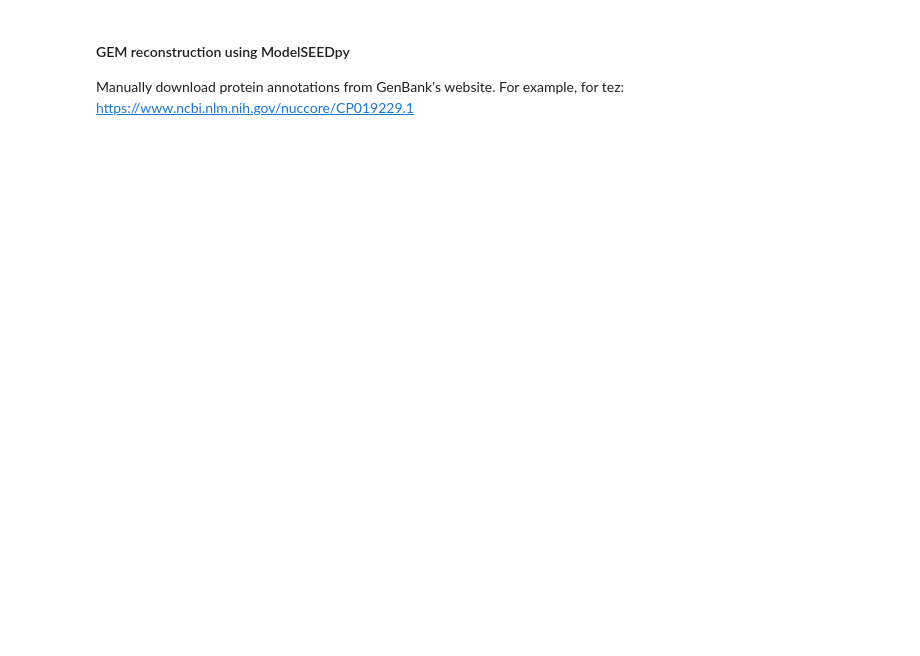
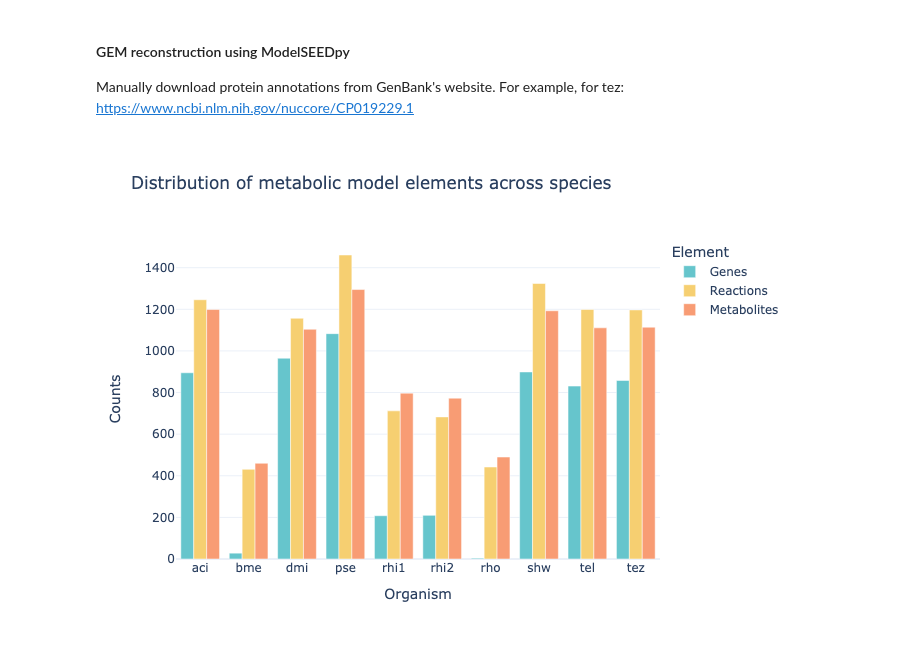
Before and after one commit to guillecg/mars-biofoundry, a Jupyter notebook: notebooks/01-GEM.ipynb, the cells around one changed output. Cells and saved outputs as stored; diff of their text form; code cells hidden in the pictures; blank space fills up the shorter version.

Commit message:
Add plot_metabolic_models function

```diff
--- a/notebooks/01-GEM.ipynb
+++ b/notebooks/01-GEM.ipynb
@@ -12,7 +17,7 @@ from biofoundry.gem.model import ModelBuilder
 # %%
 # Load config
 
-with open("../modules/config.yml") as config_file:
+with open("../biofoundry/config.yml") as config_file:
     config = yaml.safe_load(config_file)
 # %% [markdown]
 #### Metadata
@@ -156,2 +163,13 @@ For example, for tez: https://www.ncbi.nlm.nih.gov/nuccore/CP019229.1
 model_builder = ModelBuilder(config)
 model_builder.build(metadata_df)
+# %%
+fig = plot_metabolic_models(config)
+fig.show("png")
+
+save_fig(
+    fig=fig,
+    filename="metabolic-models.jpg",
+    config=config
+)
+# %% [output]
+[figure, added]
```
Also changed, not shown: parts of 4 cells of this notebook, 2 other files.
